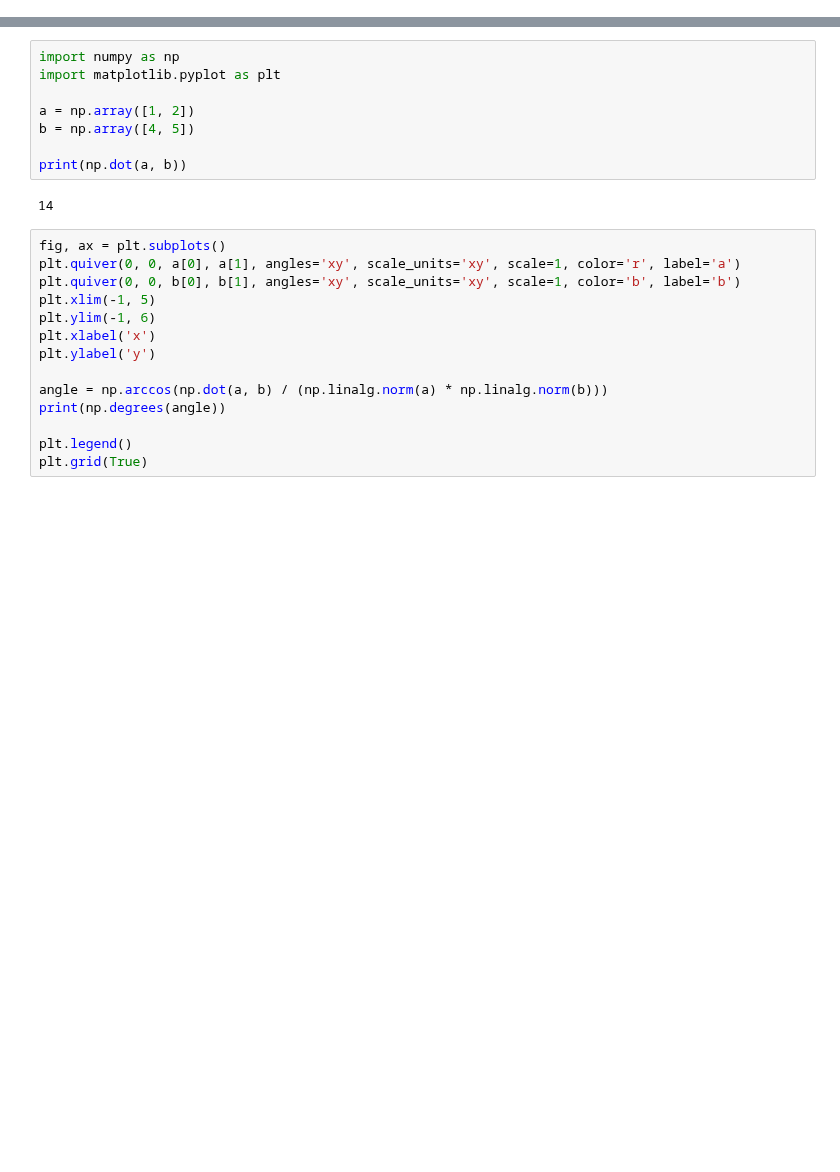
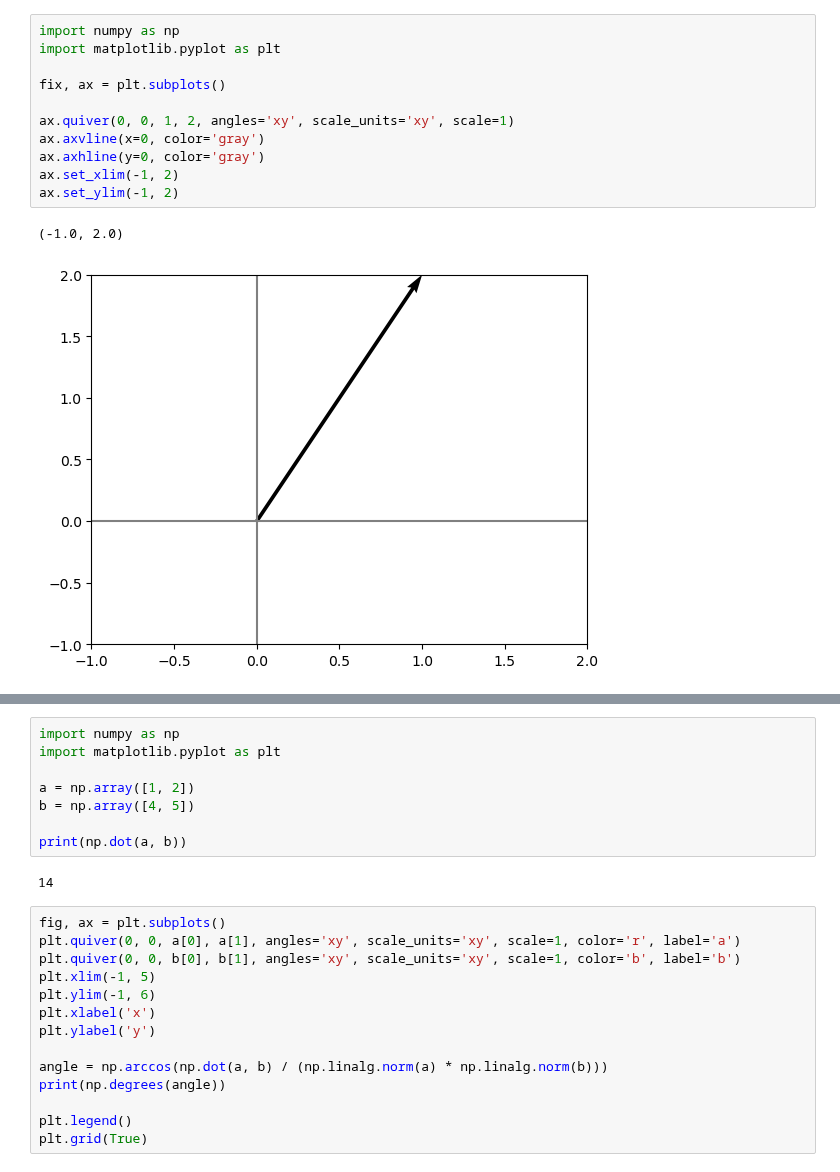
Before and after one commit to febse/econ2024-de, a Jupyter notebook: Appendices/04-LA.ipynb, the cells around one changed output, grey strips where cells are left out. Cells and saved outputs as stored; diff of their text form; blank space fills up the shorter version.

```diff
--- a/Appendices/04-LA.ipynb
+++ b/Appendices/04-LA.ipynb
@@ -4,0 +28,14 @@
+# %%
+import numpy as np
+import matplotlib.pyplot as plt
+
+fix, ax = plt.subplots()
+
+ax.quiver(0, 0, 1, 2, angles='xy', scale_units='xy', scale=1)
+ax.axvline(x=0, color='gray')
+ax.axhline(y=0, color='gray')
+ax.set_xlim(-1, 2)
+ax.set_ylim(-1, 2)
+# %% [output]
+(-1.0, 2.0)
+[figure, added]
```
Also changed, not shown: parts of 15 cells of this notebook, 1 other file.
